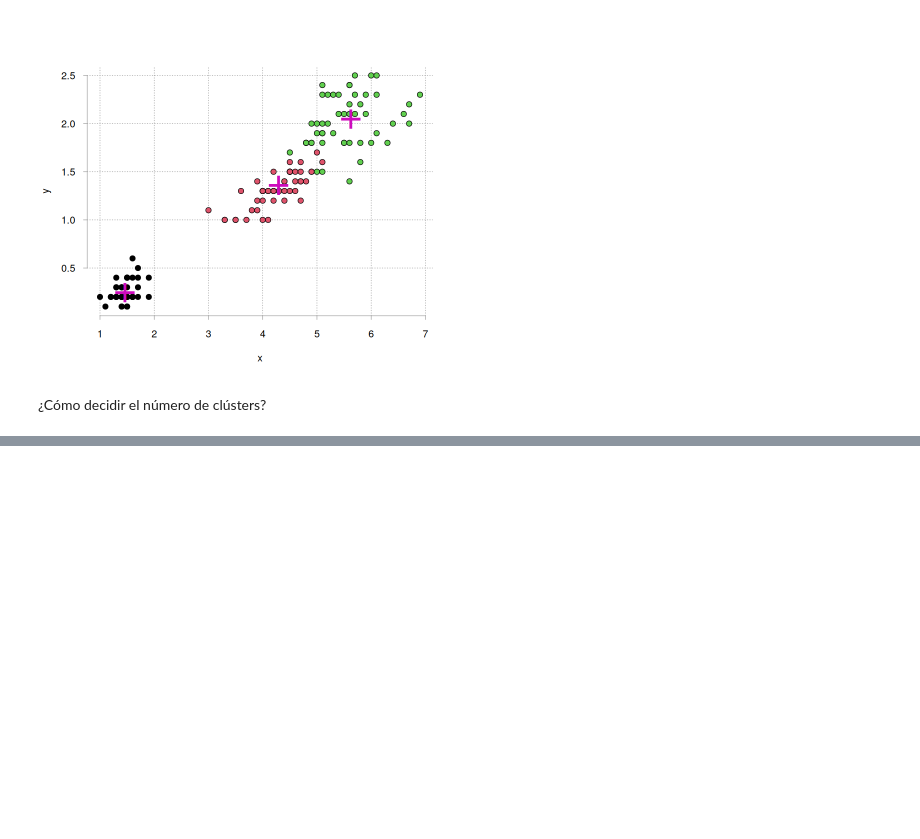
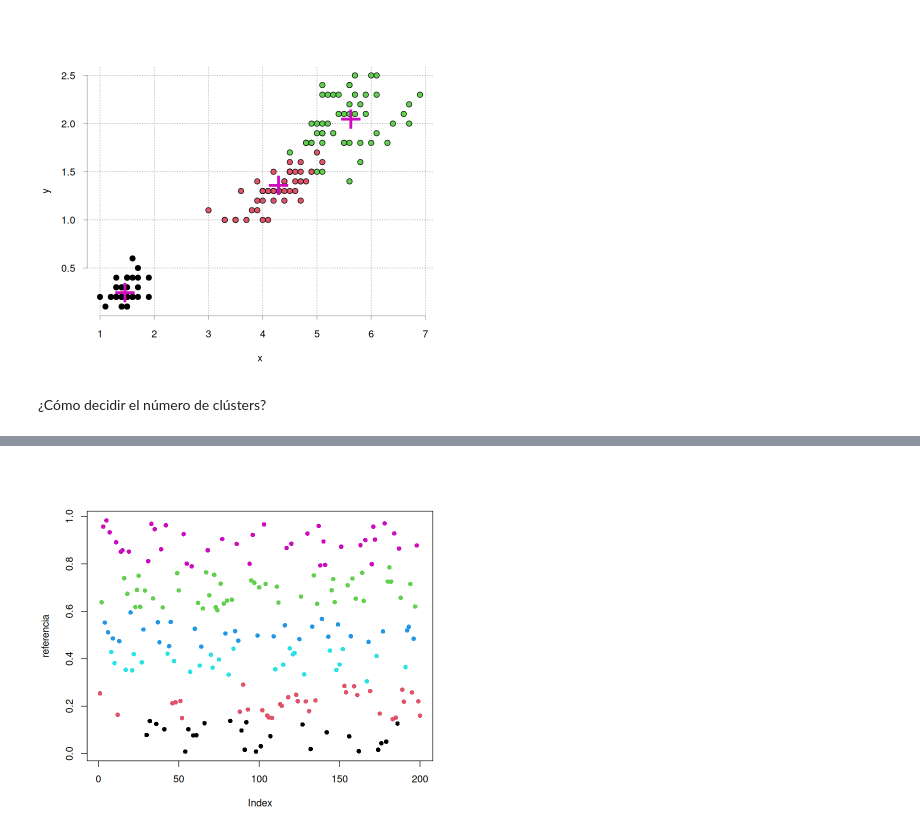
Before and after one commit to jealcalat/Analisis_multivariado-deprecated-, a Jupyter notebook: 5_descomposicion_datos_tecnicas/5.3_analisis_de_cluster.ipynb, the cells around one changed output, grey strips where cells are left out. Saved outputs shown, nothing was run; the diff lists cells and outputs as text; code cells hidden in the pictures; blank space fills up the shorter version.

```diff
--- a/5_descomposicion_datos_tecnicas/5.3_analisis_de_cluster.ipynb
+++ b/5_descomposicion_datos_tecnicas/5.3_analisis_de_cluster.ipynb
@@ -293,0 +310,8 @@ plot(k_vec, tot_within_ss, type = 'b')
+# %%
+set.seed(14)
+referencia <- runif(n = 200, 0, 1)
+
+km_ref <- kmeans(referencia, 6, nstart = 25)
+plot(referencia,col = km_ref$cluster, pch = 16)
+# %% [output]
+[figure, added]
```
Also changed, not shown: parts of 25 cells of this notebook, 5 other files.
